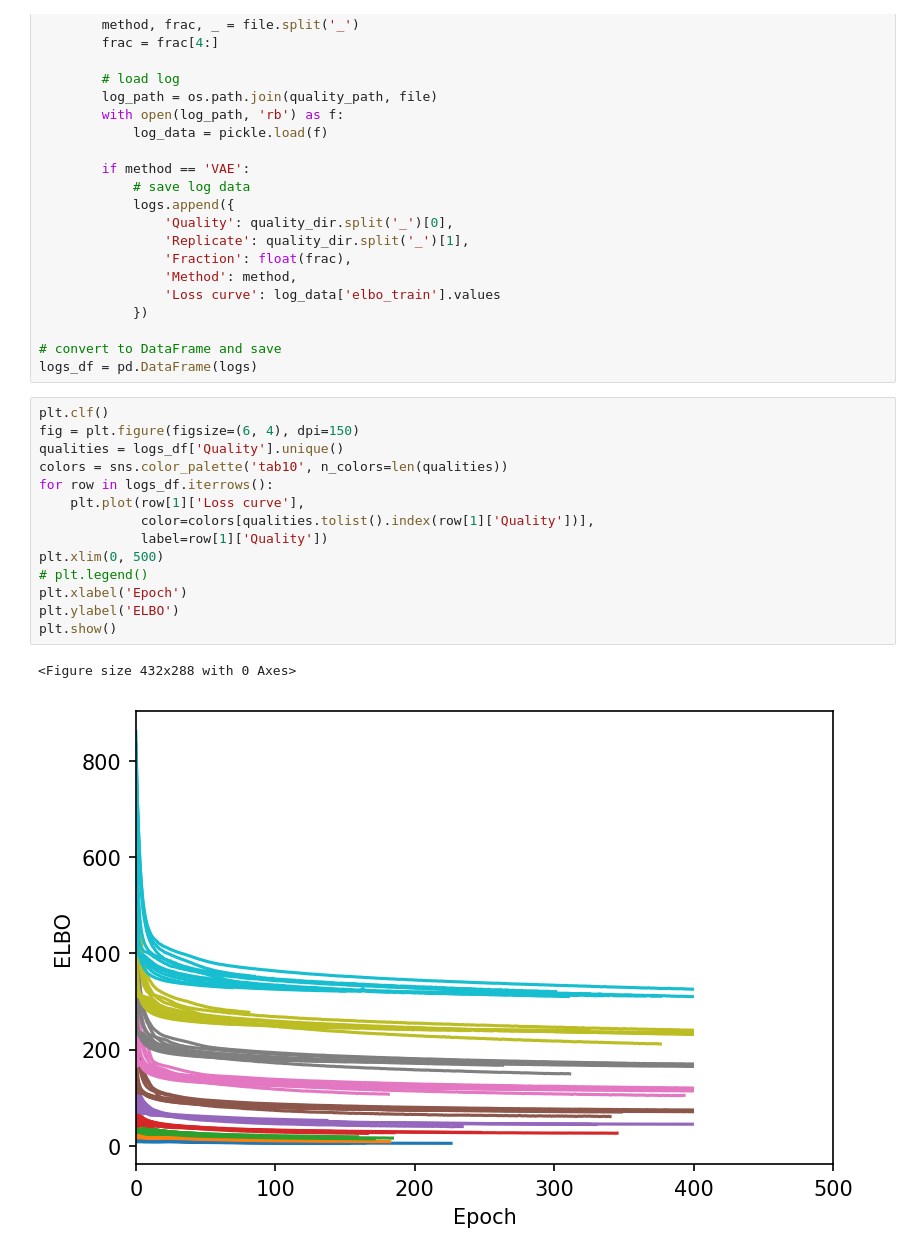
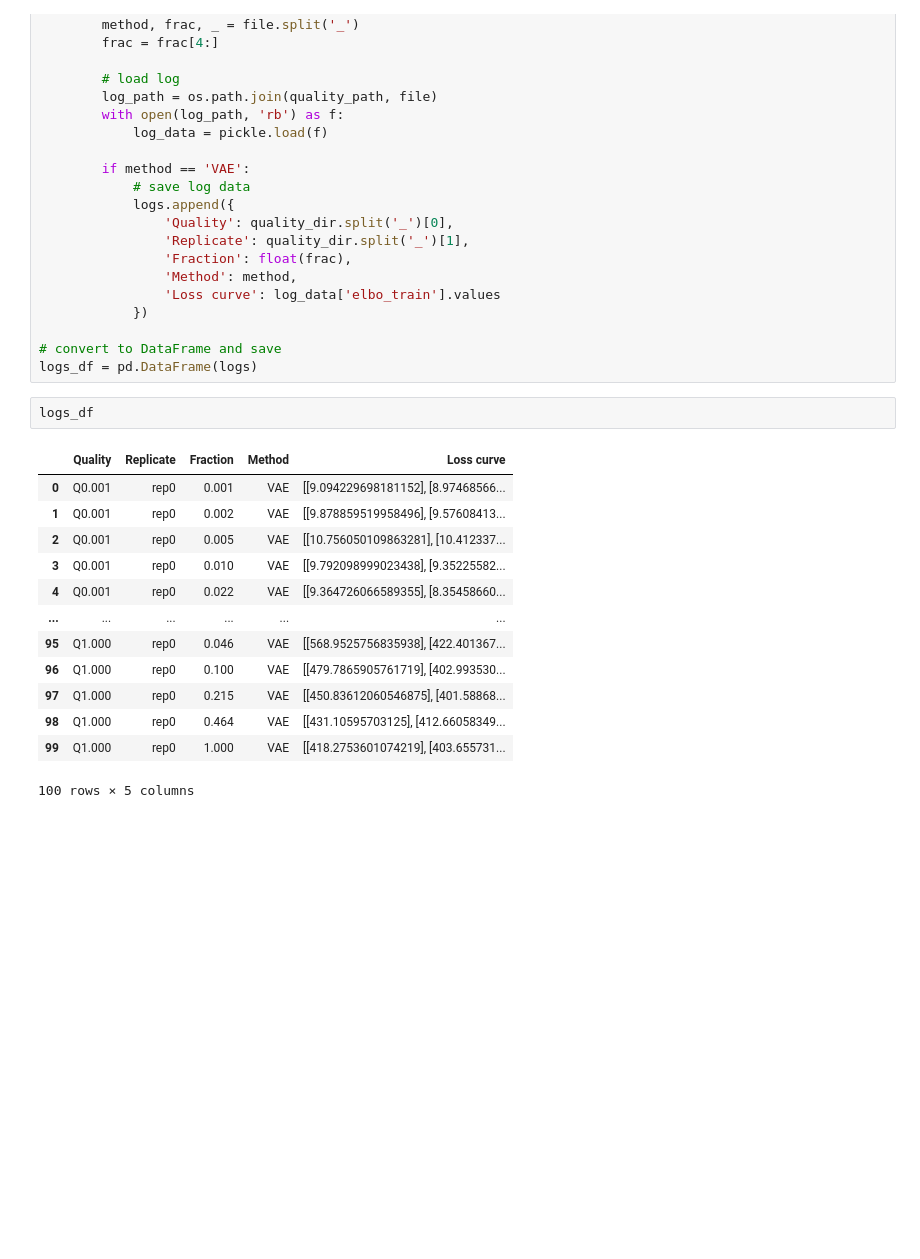
Before and after one commit to ggdna/scScaling, a Jupyter notebook: analysis/PBMC_CITEseq_training_logs.ipynb, the cells around one changed output. Drawn from its saved outputs; the diff is of its cells as text; blank space fills up the shorter version.

```diff
--- a/analysis/PBMC_CITEseq_training_logs.ipynb
+++ b/analysis/PBMC_CITEseq_training_logs.ipynb
@@ -42,20 +51,19 @@ for quality_dir in os.listdir(logs_dir):
 
 # convert to DataFrame and save
 logs_df = pd.DataFrame(logs)
-# %%
-plt.clf()
-fig = plt.figure(figsize=(6, 4), dpi=150)
-qualities = logs_df['Quality'].unique()
-colors = sns.color_palette('tab10', n_colors=len(qualities))
-for row in logs_df.iterrows():
-    plt.plot(row[1]['Loss curve'],
-             color=colors[qualities.tolist().index(row[1]['Quality'])],
-             label=row[1]['Quality'])
-plt.xlim(0, 500)
-# plt.legend()
-plt.xlabel('Epoch')
-plt.ylabel('ELBO')
-plt.show()
-# %% [output]
-<Figure size 432x288 with 0 Axes>
-[figure, removed]
+# %%
+logs_df
+# %% [output]
+|  | Quality | Replicate | Fraction | Method | Loss curve |
+| 0 | Q0.001 | rep0 | 0.001 | VAE | [[9.094229698181152], [8.97468566... |
+| 1 | Q0.001 | rep0 | 0.002 | VAE | [[9.878859519958496], [9.57608413... |
+| 2 | Q0.001 | rep0 | 0.005 | VAE | [[10.756050109863281], [10.412337... |
+| 3 | Q0.001 | rep0 | 0.010 | VAE | [[9.792098999023438], [9.35225582... |
+| 4 | Q0.001 | rep0 | 0.022 | VAE | [[9.364726066589355], [8.35458660... |
+| ... | ... | ... | ... | ... | ... |
+| 95 | Q1.000 | rep0 | 0.046 | VAE | [[568.9525756835938], [422.401367... |
+| 96 | Q1.000 | rep0 | 0.100 | VAE | [[479.7865905761719], [402.993530... |
+| 97 | Q1.000 | rep0 | 0.215 | VAE | [[450.83612060546875], [401.58868... |
+| 98 | Q1.000 | rep0 | 0.464 | VAE | [[431.10595703125], [412.66058349... |
+| 99 | Q1.000 | rep0 | 1.000 | VAE | [[418.2753601074219], [403.655731... |
+100 rows × 5 columns
```
Also changed, not shown: parts of 8 cells of this notebook, 12 other files.
